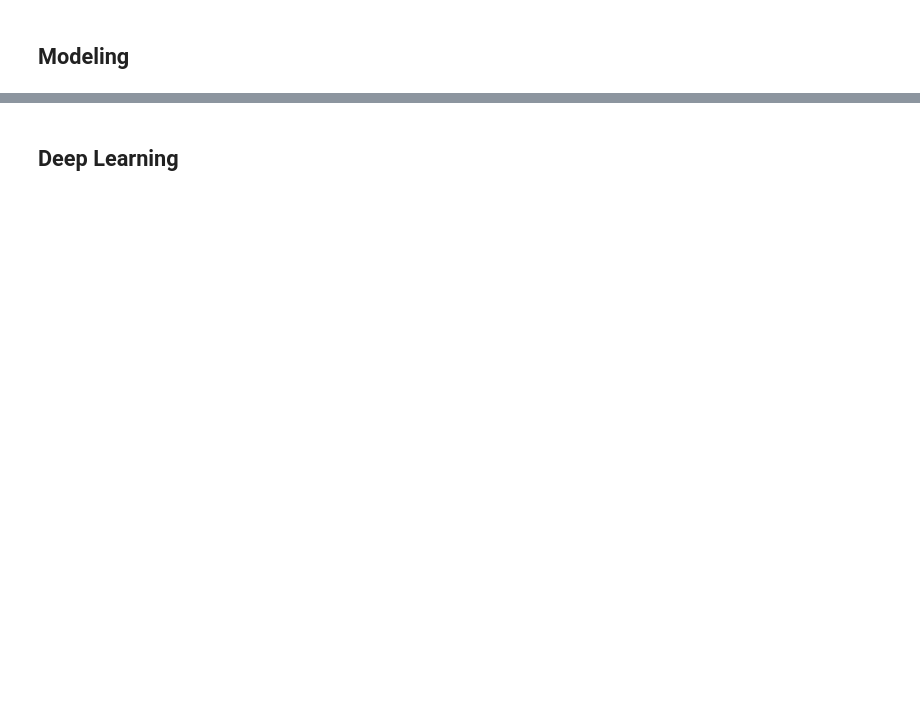
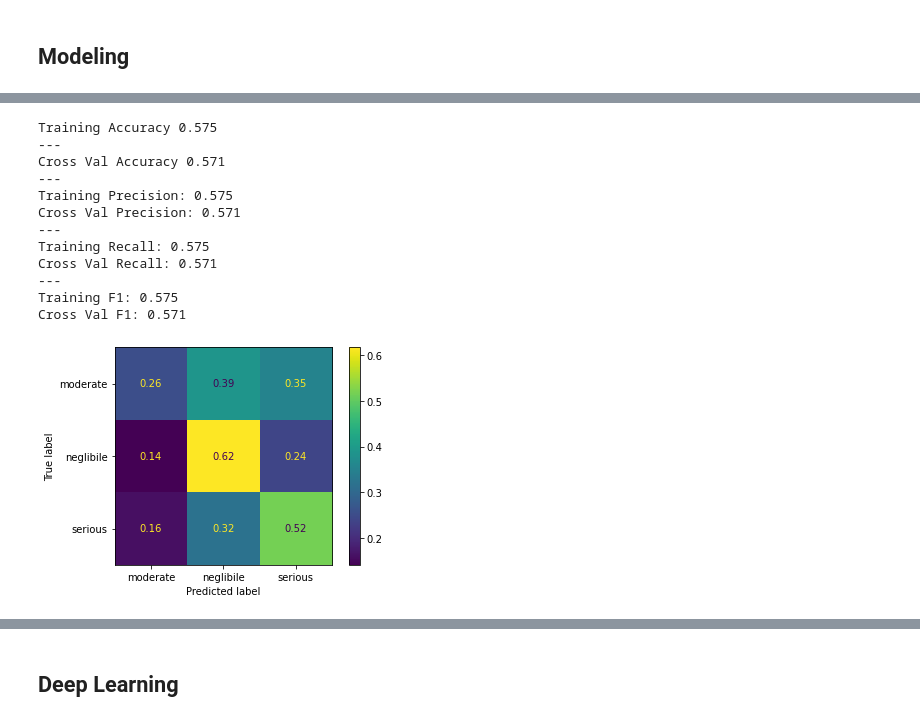
Before and after one commit to robertharrow/detecting-severe-flight-delays, a Jupyter notebook: notebook.ipynb, the cells around one changed output, grey strips where cells are left out. Drawn from its saved outputs; the diff is of its cells as text; code cells hidden in the pictures; blank space fills up the shorter version.

```diff
--- a/notebook.ipynb
+++ b/notebook.ipynb
@@ -784,0 +1190,27 @@ Cross Val F1: 0.393
+# %%
+from sklearn.ensemble import RandomForestClassifier
+
+rf_pipe = Pipeline(steps=[
+    ('rf', RandomForestClassifier(n_estimators=200,
+                                  max_depth=3,
+                                  class_weight=class_weights_gd,
+                                  random_state=123))
+])
+
+rf_pipe.fit(preprocessed_data, y_train)
+
+model_performance(rf_pipe, preprocessed_data, y_train)
+# %% [output]
+Training Accuracy 0.575
+---
+Cross Val Accuracy 0.571
+---
+Training Precision: 0.575
+Cross Val Precision: 0.571
+---
+Training Recall: 0.575
+Cross Val Recall: 0.571
+---
+Training F1: 0.575
+Cross Val F1: 0.571
+[figure, added]
```
Also changed, not shown: parts of 107 cells of this notebook, 1 other file.
